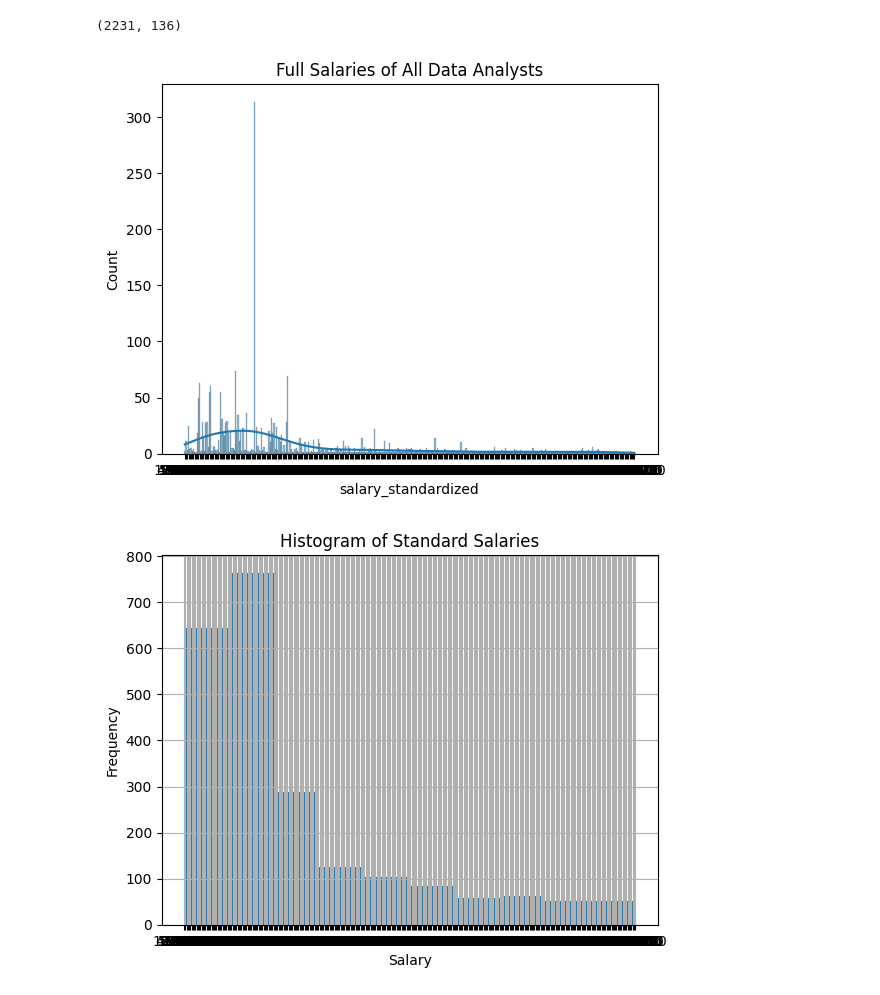
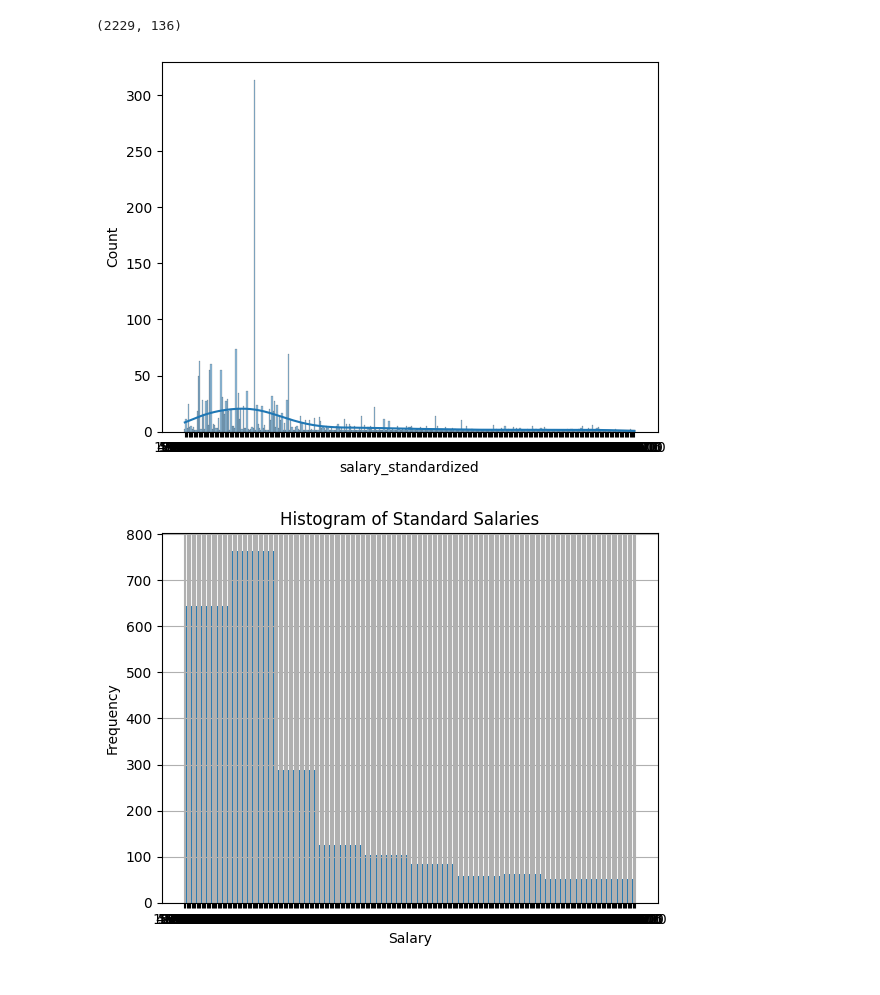
Before and after one commit to EnaSackey01/Job_Stats, a Jupyter notebook: eda.ipynb, the cells around one changed output. Drawn from its saved outputs; the diff is of its cells as text; code cells hidden in the pictures.

```diff
--- a/eda.ipynb
+++ b/eda.ipynb
@@ -5,7 +5,11 @@ import matplotlib.pyplot as plt
 from scipy.stats import ks_2samp
 from scipy.stats import kstest, norm
 
+
 Cleaned_Job_df = pd.read_csv("Joined_Data/Cleaned_New_Joined_Data.csv")
 
+Cleaned_Job_df['salary_standardized'] = Cleaned_Job_df['salary_standardized'].str.replace('\d{2}:\d{2}.\d{1}', '', regex=True)
+Cleaned_Job_df = Cleaned_Job_df[Cleaned_Job_df['salary_standardized'] != '']
+
 Cleaned_Job_df['salary_standardized']
 # %% [output]
@@ -24,15 +17,16 @@ Name: salary_standardized, Length: 2231, dtype: object
 # %%
 Cleaned_Job_df.shape
 # %% [output]
-(2231, 136)
+(2229, 136)
 # %%
 # All data analyst salaries
 
-sns.histplot(data = Cleaned_Job_df, x = 'salary_standardized', kde = True).set(title = 'Full Salaries of All Data Analysts')
+#sns.histplot(data = Cleaned_Job_df, x = 'salary_standardized', kde = True).set(title = 'Full Salaries of All Data Analysts')
+sns.histplot(Cleaned_Job_df["salary_standardized"], kde=True)
 
 plt.savefig("Images/full_salary_hist.jpg")
 # %% [output]
-[figure, old version]
+[figure, new version]
 # %%
 # Histograms salary_standardized
 
```
Also changed, not shown: parts of 1 cell of this notebook, 2 other files.
